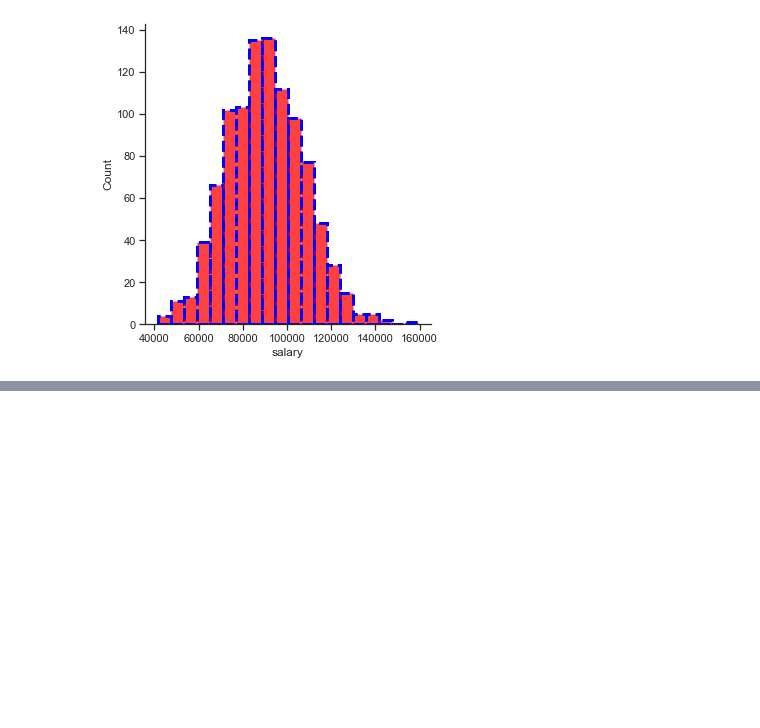
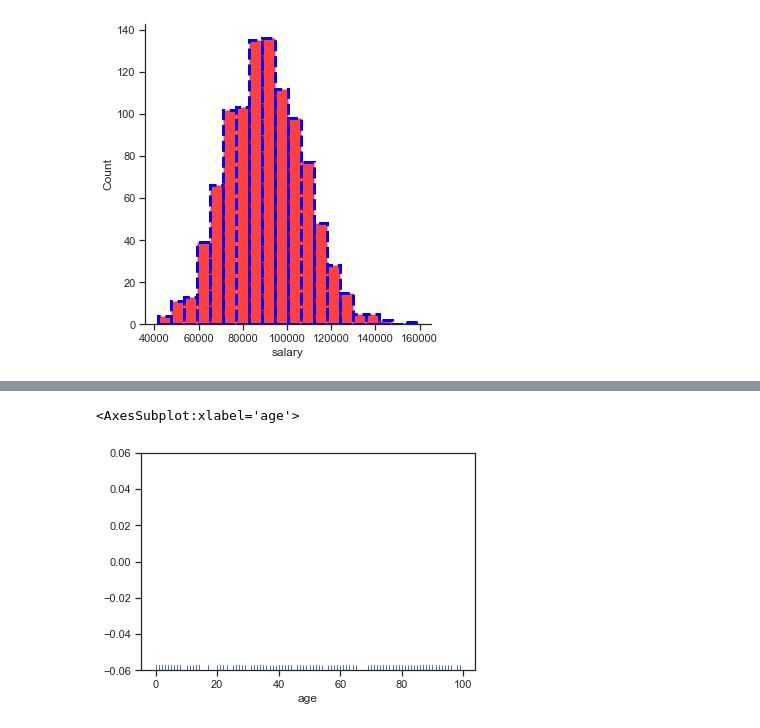
Before and after one commit to calvinlinardy/My-Python-Learning, a Jupyter notebook: Jupyter Notebook/Udemy Study/Machine Learning/Seaborn/Distribution Plots.ipynb, the cells around one changed output, grey strips where cells are left out. Drawn from its saved outputs; the diff is of its cells as text; code cells hidden in the pictures; blank space fills up the shorter version.

```diff
--- a/Jupyter Notebook/Udemy Study/Machine Learning/Seaborn/Distribution Plots.ipynb
+++ b/Jupyter Notebook/Udemy Study/Machine Learning/Seaborn/Distribution Plots.ipynb
@@ -160,0 +171,6 @@ sns.displot(data=df,x='salary',bins=20,color='red',edgecolor='blue',linewidth=3,
+# %%
+np.random.seed(42) # pake seed 42 biar sama kaya jose
+
+# kita pake randint jadi bakalan ke uniformly distributed
+# padahal kalo dataset asli dataset umur itu gabakalan uniform
+sample_ages = np.random.randint(0,100,200) # 0-100, 200 angka
@@ -160,0 +192,3 @@ sns.displot(data=df,x='salary',bins=20,color='red',edgecolor='blue',linewidth=3,
+# %%
+# jadiin dataframe
+sample_ages = pd.DataFrame(sample_ages,columns=['age'])
@@ -160,0 +204,9 @@ sns.displot(data=df,x='salary',bins=20,color='red',edgecolor='blue',linewidth=3,
+# %%
+# coba bikin rugplot nya
+sns.rugplot(data=sample_ages,x='age')
+
+# bisa distributionnya lumayan uniform (merata)
+# cuma ada sedikit gap di bagian deket 20 sama diatas 60
+# %% [output]
+<AxesSubplot:xlabel='age'>
+[figure, added]
```
Also changed, not shown: parts of 24 cells of this notebook, 12 other files.
